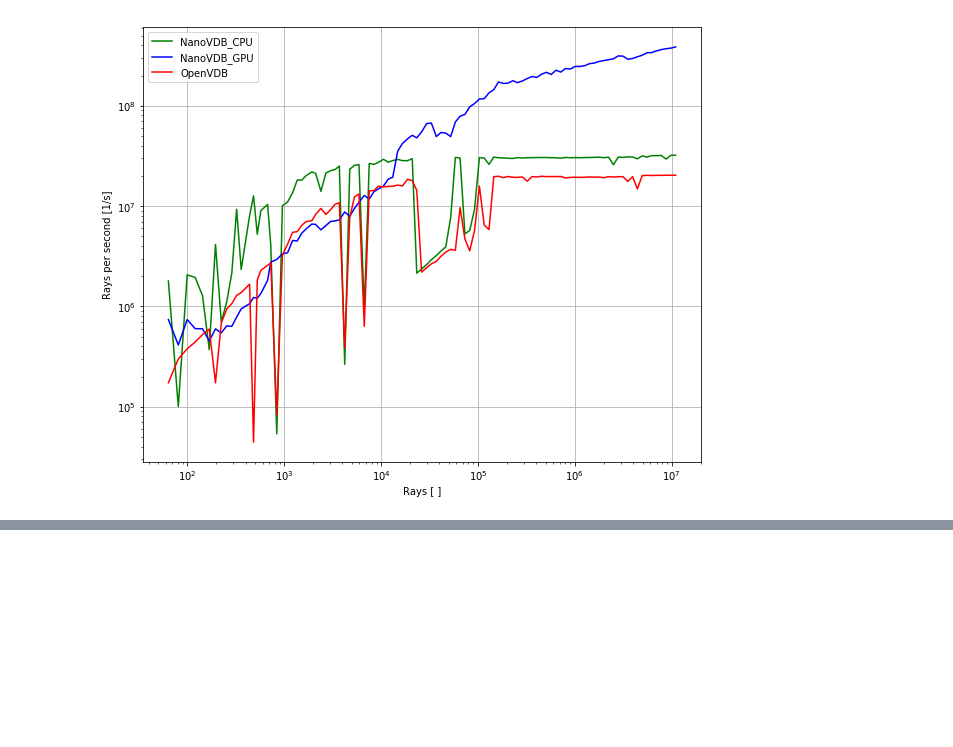
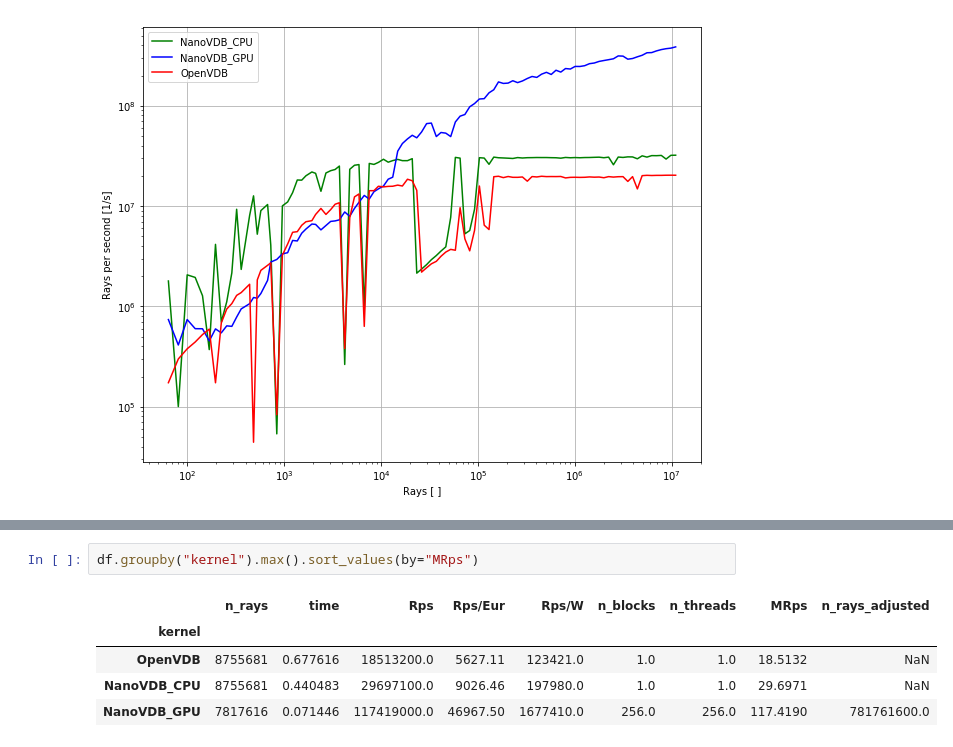
Before and after one commit to hitimr/SelectedTopicsCompElectronics, a Jupyter notebook: script/plots.ipynb, the cells around one changed output, grey strips where cells are left out. Saved outputs shown, nothing was run; the diff lists cells and outputs as text; blank space fills up the shorter version.

```diff
--- a/script/plots.ipynb
+++ b/script/plots.ipynb
@@ -156,0 +192,8 @@ Name: MRps, dtype: float64
+# %%
+df.groupby("kernel").max().sort_values(by="MRps")
+# %% [output]
+|  | n_rays | time | Rps | Rps/Eur | Rps/W | n_blocks | n_threads | MRps | n_rays_adjusted |
+| kernel |  |  |  |  |  |  |  |  |  |
+| OpenVDB | 8755681 | 0.677616 | 18513200.0 | 5627.11 | 123421.0 | 1.0 | 1.0 | 18.5132 | NaN |
+| NanoVDB_CPU | 8755681 | 0.440483 | 29697100.0 | 9026.46 | 197980.0 | 1.0 | 1.0 | 29.6971 | NaN |
+| NanoVDB_GPU | 7817616 | 0.071446 | 117419000.0 | 46967.50 | 1677410.0 | 256.0 | 256.0 | 117.4190 | 781761600.0 |
```
Also changed, not shown: parts of 5 cells of this notebook, 9 other files.
